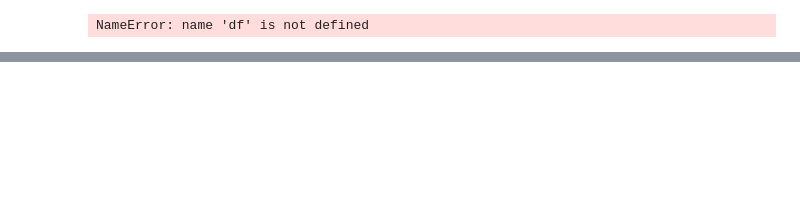
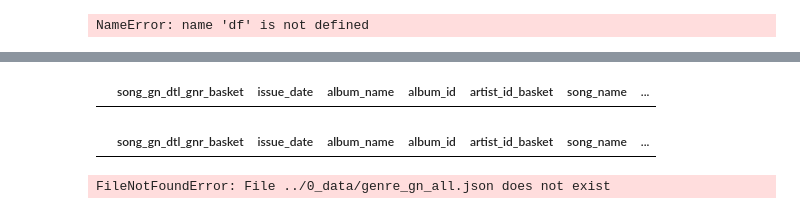
Before and after one commit to pulpo125/AIPlayer_Pling, a Jupyter notebook: 전처리코드확인.ipynb, the cells around one changed output, grey strips where cells are left out. Drawn from its saved outputs; the diff is of its cells as text; code cells hidden in the pictures; blank space fills up the shorter version.

```diff
--- a/전처리코드확인.ipynb
+++ b/전처리코드확인.ipynb
@@ -114,0 +210,3 @@ NameError: name 'df' is not defined
+# %%
+song_meta = song_meta[song_meta['song_gn_dtl_gnr_basket_cnt'] != 0] # 소분류 장르가 없는 song 4037개 삭제
+song_meta.info()
@@ -114,0 +231,3 @@ NameError: name 'df' is not defined
+# %%
+song_meta = song_meta[~song_meta['song_gn_gnr_basket'].apply(lambda x: 'GN9000' in x)] # GN9000가 있는 행 3개삭제 (GN9000이 대분류 장르인 경우, 대부분 소분류 정보가 없어서 여기서는 3개만 삭제됨)
+song_meta.info()
@@ -114,0 +252,37 @@ NameError: name 'df' is not defined
+# %%
+# 장르 정보가 없는 행이 없는지 확인
+song_meta[song_meta['song_gn_dtl_gnr_basket_cnt']==0]
+# %% [output]
+|  | song_gn_dtl_gnr_basket | issue_date | album_name | album_id | artist_id_basket | song_name | ... |
+# %%
+# GN9000가 삭제되었는지 확인
+song_meta[song_meta['song_gn_gnr_basket'].apply(lambda x: 'GN9000' in x)]
+# %% [output]
+|  | song_gn_dtl_gnr_basket | issue_date | album_name | album_id | artist_id_basket | song_name | ... |
+# %%
+genre_gn_all = pd.read_json('../0_data/genre_gn_all.json', typ = 'frame', encoding='utf-8', orient='index')
+
+# 컬럼명 지정
+genre_gn_all = genre_gn_all.reset_index().rename(columns={'index':'gnr_code', 0:'gnr_name'})
+genre_gn_all.head()
+
+# 대분류 장르코드들만 뽑기
+gnr_code = genre_gn_all[genre_gn_all['gnr_code'].str[-2:]=='00']
+
+# 소분류 장르코드만 뽑기
+dtl_gnr_code = genre_gn_all[genre_gn_all['gnr_code'].str[-2:] != '00']
+dtl_gnr_code.rename(columns = {'gnr_code' : 'dtl_gnr_code', 'gnr_name' : 'dtl_gnr_name'}, inplace = True)
+
+# 대분류 장르코드와 소분류 장르코드 각각의 앞자리 네자리 공통코드 추출
+gnr_code = gnr_code.assign(join_code = gnr_code['gnr_code'].str[0:4])
+dtl_gnr_code = dtl_gnr_code.assign(join_code = dtl_gnr_code['dtl_gnr_code'].str[0:4])
+
+# join_code(네자리 공통코드) 기준으로 Merge
+gnr_code_tree = pd.merge(gnr_code, dtl_gnr_code, how = 'left', on = 'join_code')
+
+gnr_code_tree[['gnr_code', 'gnr_name', 'dtl_gnr_code', 'dtl_gnr_name']]
+gnr_code_tree
+
+gnr_big = pd.DataFrame(gnr_code.iloc[:, :2])
+# %% [output]
+FileNotFoundError: File ../0_data/genre_gn_all.json does not exist
```
Also changed, not shown: parts of 20 cells of this notebook, 13 other files.
